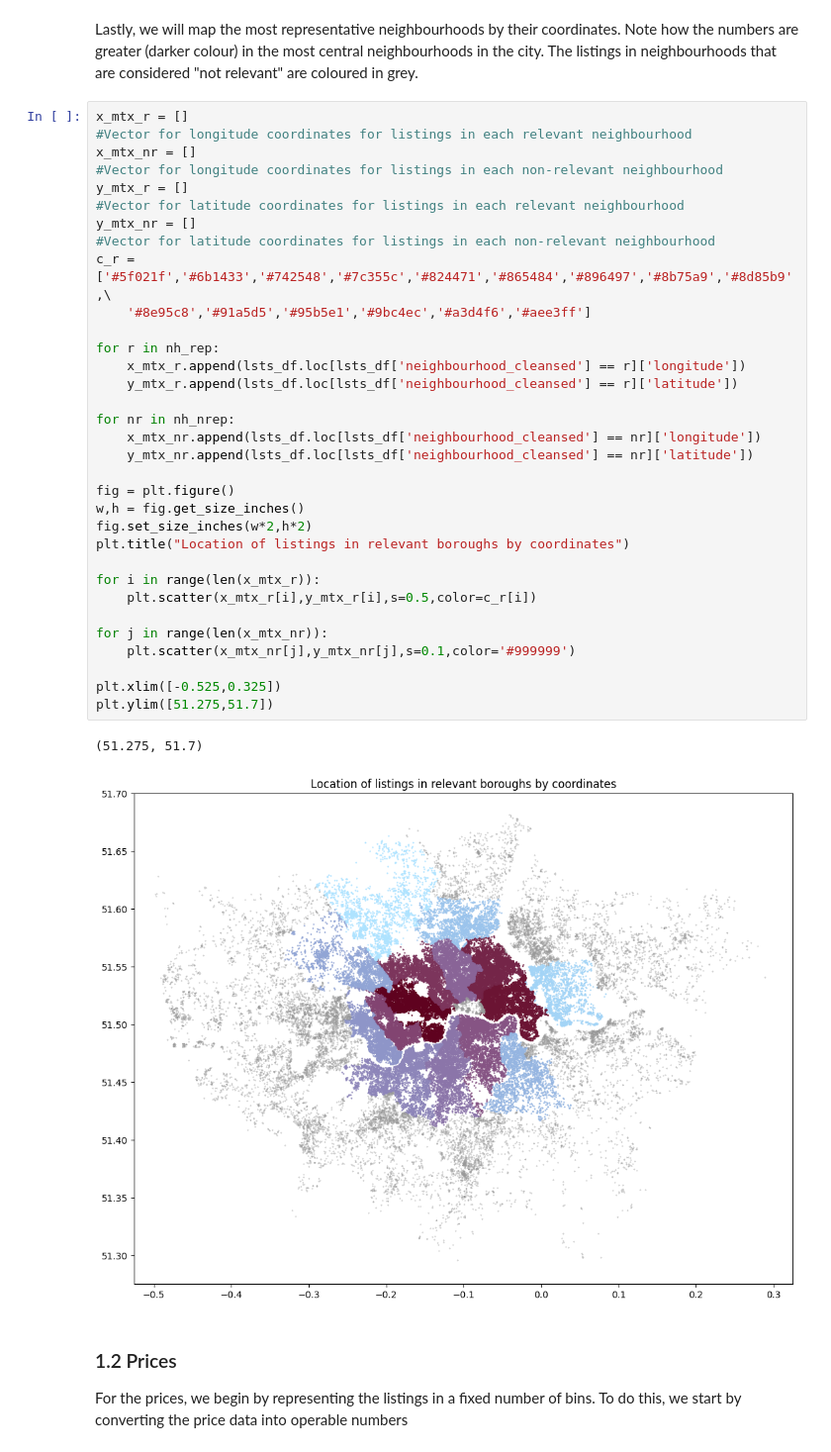
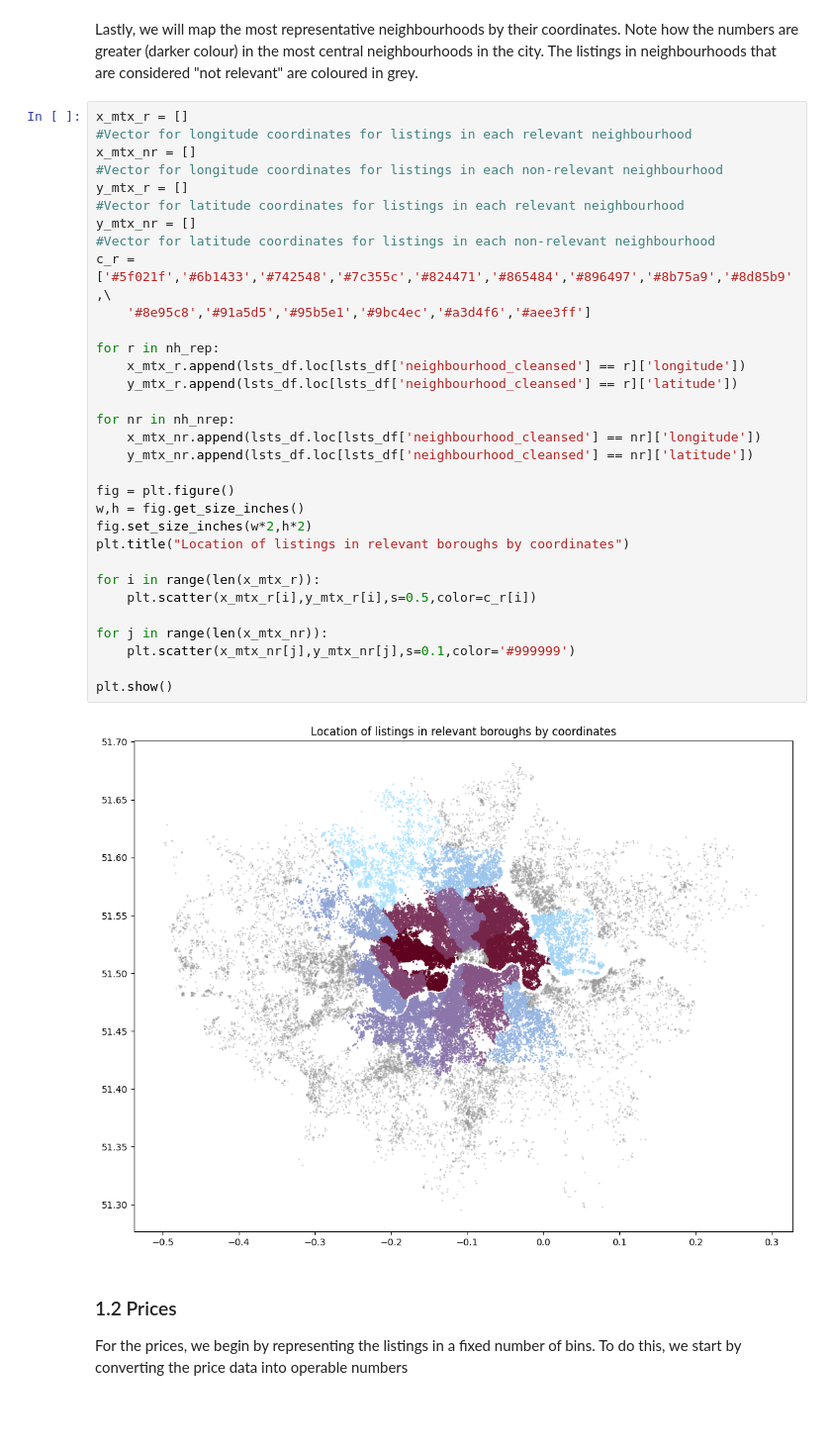
Before and after one commit to DJRT-11/MINE4101-T1, a Jupyter notebook: DevNotebook.ipynb, the cells around one changed output. Shown at 99% size. Drawn from its saved outputs; the diff is of its cells as text; blank space fills up the shorter version.

```diff
--- a/DevNotebook.ipynb
+++ b/DevNotebook.ipynb
@@ -65,35 +73,33 @@ Lastly, we will map the most representative neighbourhoods by their coordinates.
 # %%
 x_mtx_r = []                                                                                            #Vector for longitude coordinates for listings in each relevant neighbourhood
 x_mtx_nr = []                                                                                           #Vector for longitude coordinates for listings in each non-relevant neighbourhood
 y_mtx_r = []                                                                                            #Vector for latitude coordinates for listings in each relevant neighbourhood
 y_mtx_nr = []                                                                                           #Vector for latitude coordinates for listings in each non-relevant neighbourhood
 c_r = ['#5f021f','#6b1433','#742548','#7c355c','#824471','#865484','#896497','#8b75a9','#8d85b9',\
     '#8e95c8','#91a5d5','#95b5e1','#9bc4ec','#a3d4f6','#aee3ff']
 
 for r in nh_rep:
     x_mtx_r.append(lsts_df.loc[lsts_df['neighbourhood_cleansed'] == r]['longitude'])
     y_mtx_r.append(lsts_df.loc[lsts_df['neighbourhood_cleansed'] == r]['latitude'])
 
 for nr in nh_nrep:
     x_mtx_nr.append(lsts_df.loc[lsts_df['neighbourhood_cleansed'] == nr]['longitude'])
     y_mtx_nr.append(lsts_df.loc[lsts_df['neighbourhood_cleansed'] == nr]['latitude'])
 
 fig = plt.figure()
 w,h = fig.get_size_inches()
 fig.set_size_inches(w*2,h*2)
 plt.title("Location of listings in relevant boroughs by coordinates")
 
 for i in range(len(x_mtx_r)):
     plt.scatter(x_mtx_r[i],y_mtx_r[i],s=0.5,color=c_r[i])
 
 for j in range(len(x_mtx_nr)):
     plt.scatter(x_mtx_nr[j],y_mtx_nr[j],s=0.1,color='#999999')
 
-plt.xlim([-0.525,0.325])
-plt.ylim([51.275,51.7])
+plt.show()
 # %% [output]
-(51.275, 51.7)
-[figure, old version]
+[figure, new version]
 # %% [markdown]
 ### 1.2 Prices
 For the prices, we begin by representing the listings in a fixed number of bins. To do this, we start by converting the price data into operable numbers
```
Also changed, not shown: parts of 7 cells of this notebook.
